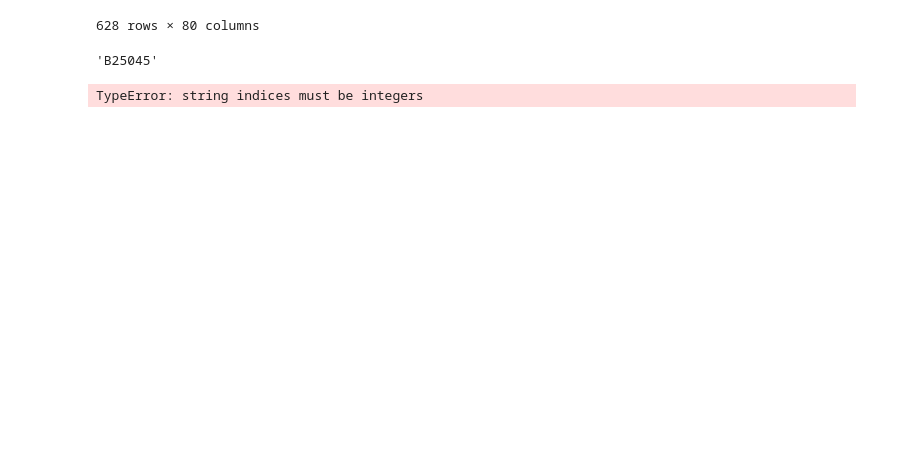
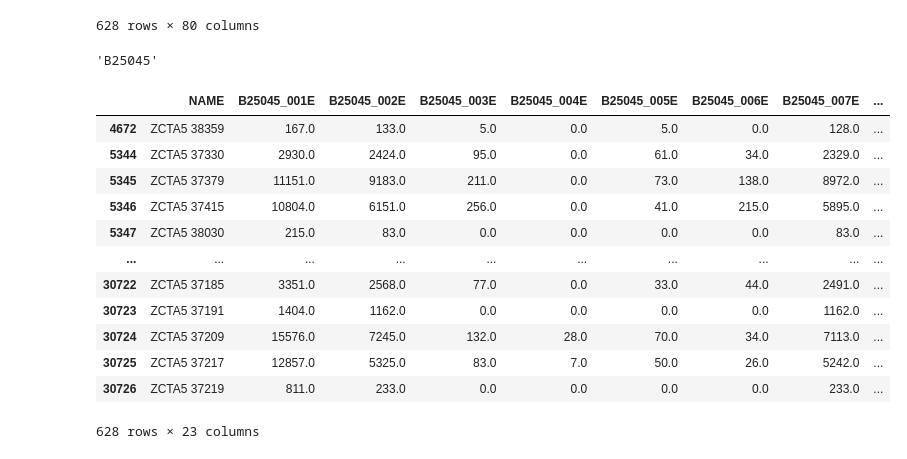
Before and after one commit to Corbec/care_deserts_nss_capstone, a Jupyter notebook: notebooks/2_processing_census_data.ipynb, the cells around one changed output. Drawn from its saved outputs; the diff is of its cells as text; code cells hidden in the pictures; blank space fills up the shorter version.

Commit message:
Wrote census dataframes to csv files and aggregated claims data

```diff
--- a/notebooks/2_processing_census_data.ipynb
+++ b/notebooks/2_processing_census_data.ipynb
@@ -103,6 +102 @@ df_list = [
 ]
-# %%
-for df in df_list:
-    df = df[df['state'] == '47']
-# %% [output]
-TypeError: string indices must be integers
@@ -108,0 +105,29 @@ TypeError: string indices must be integers
+# %%
+def process_dataframes(df, csv_name):
+
+     df1 = df[df['state'] == '47']
+
+     df2 = df1[df1.columns.drop(list(df1.filter(regex='\w+\d+.*PM$|\w+\d+.M$|\w+\d+.PE$|\w+\d+.PEA$|\w+\d+.*MA$|\w+\d+.*EA$|\w+\d+.*PMA$')))]
+
+     df2.to_csv('../data/' + csv_name,
+               index = False)
+
+     return df2
+# %%
+B25045 = process_dataframes(B25045, 'B25045.csv')
+# %%
+B25045
+# %% [output]
+|  | NAME | B25045_001E | B25045_002E | B25045_003E | B25045_004E | B25045_005E | B25045_006E | B25045_007E | ... |
+| 4672 | ZCTA5 38359 | 167.0 | 133.0 | 5.0 | 0.0 | 5.0 | 0.0 | 128.0 | ... |
+| 5344 | ZCTA5 37330 | 2930.0 | 2424.0 | 95.0 | 0.0 | 61.0 | 34.0 | 2329.0 | ... |
+| 5345 | ZCTA5 37379 | 11151.0 | 9183.0 | 211.0 | 0.0 | 73.0 | 138.0 | 8972.0 | ... |
+| 5346 | ZCTA5 37415 | 10804.0 | 6151.0 | 256.0 | 0.0 | 41.0 | 215.0 | 5895.0 | ... |
+| 5347 | ZCTA5 38030 | 215.0 | 83.0 | 0.0 | 0.0 | 0.0 | 0.0 | 83.0 | ... |
+| ... | ... | ... | ... | ... | ... | ... | ... | ... | ... |
+| 30722 | ZCTA5 37185 | 3351.0 | 2568.0 | 77.0 | 0.0 | 33.0 | 44.0 | 2491.0 | ... |
+| 30723 | ZCTA5 37191 | 1404.0 | 1162.0 | 0.0 | 0.0 | 0.0 | 0.0 | 1162.0 | ... |
+| 30724 | ZCTA5 37209 | 15576.0 | 7245.0 | 132.0 | 28.0 | 70.0 | 34.0 | 7113.0 | ... |
+| 30725 | ZCTA5 37217 | 12857.0 | 5325.0 | 83.0 | 7.0 | 50.0 | 26.0 | 5242.0 | ... |
+| 30726 | ZCTA5 37219 | 811.0 | 233.0 | 0.0 | 0.0 | 0.0 | 0.0 | 233.0 | ... |
+628 rows × 23 columns
```
Also changed, not shown: parts of 16 cells of this notebook, 1 other file.
